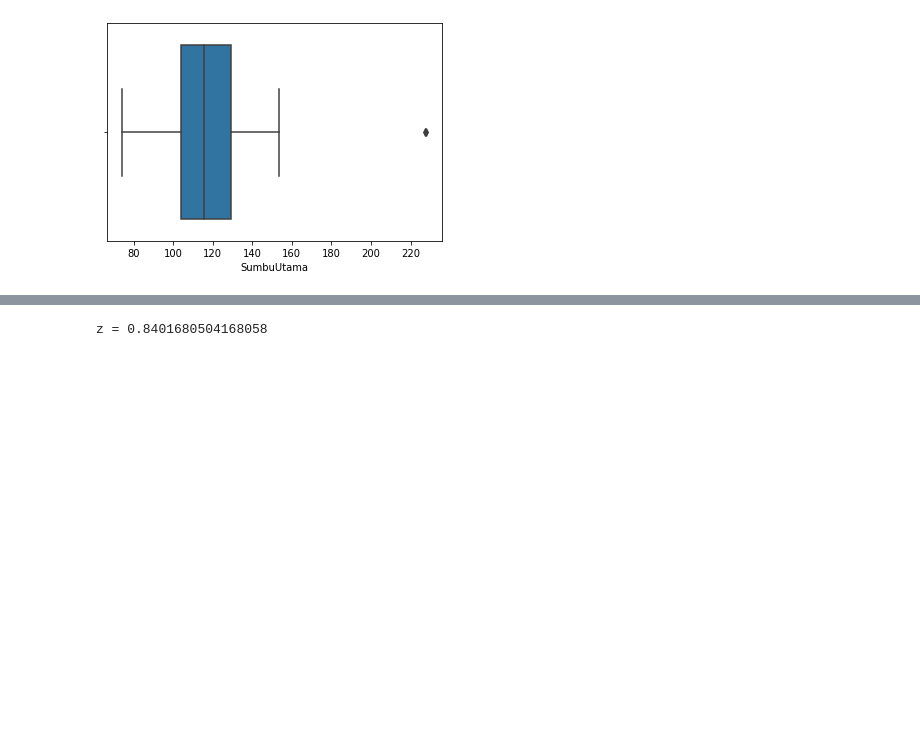
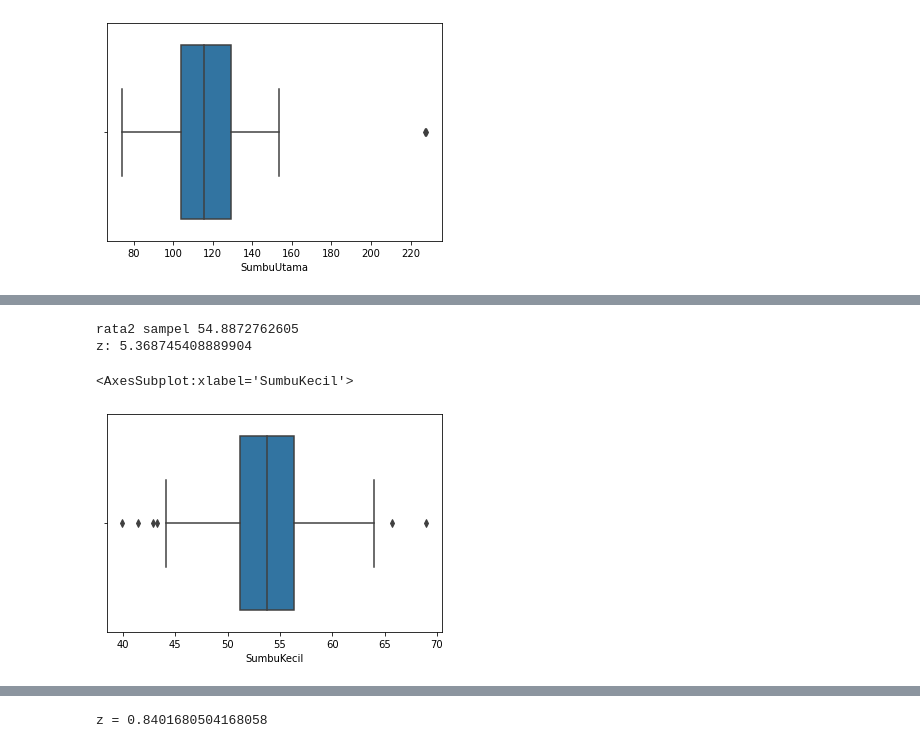
Before and after one commit to alifbhadrika/data-statistical-analysis, a Jupyter notebook: K04-T1-IF2220-13519186.ipynb, the cells around one changed output, grey strips where cells are left out. Saved outputs shown, nothing was run; the diff lists cells and outputs as text; code cells hidden in the pictures; blank space fills up the shorter version.

```diff
--- a/K04-T1-IF2220-13519186.ipynb
+++ b/K04-T1-IF2220-13519186.ipynb
@@ -323,3 +351,19 @@ sns.boxplot(x=data['SumbuUtama'])
+# %%
+sample = [0,1,2,3,4,5,6,7,8,9,10,11,12,13,14,15,16,17,18,19]
+
+rerata20sampelSumbuKecil = data["SumbuKecil"].iloc[sample].mean()
+print("rata2 sampel", rerata20sampelSumbuKecil)
+
+zscoreDaerah = computeZscore('SumbuKecil',rerata20sampelSumbuKecil,50,20)
+print("z:", zscoreDaerah)
+# %% [output]
+rata2 sampel 54.8872762605
+z: 5.368745408889904
+# %%
+sns.boxplot(x=data['SumbuKecil'])
+# %% [output]
+<AxesSubplot:xlabel='SumbuKecil'>
+[figure, added]
 # %% [markdown]
 ### d. Proporsi nilai Diameter yang lebih dari 85, adalah tidak sama dengan 15% ?
 
```
Also changed, not shown: parts of 13 cells of this notebook.
